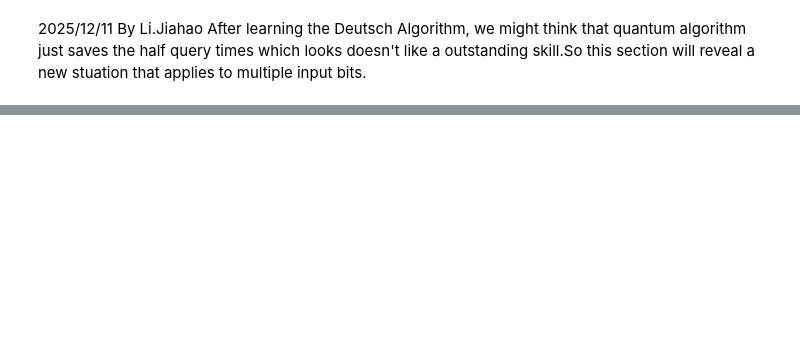
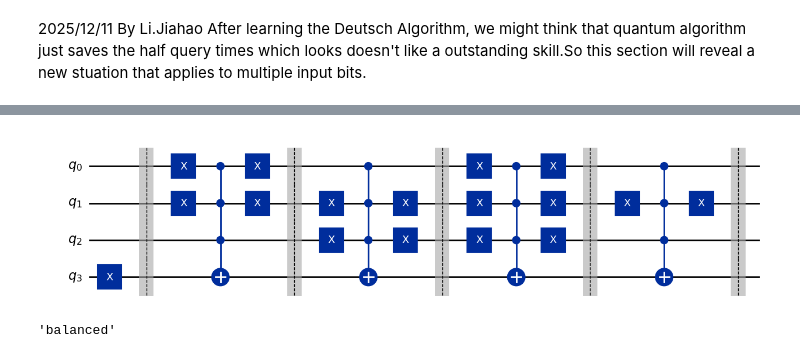
Before and after one commit to Vaguesunrain/MyQuantumLearn, a Jupyter notebook: NoteBook/AlgorithmsLearn/Deutsch-JozsaAlgorithm.ipynb, the cells around one changed output, grey strips where cells are left out. Saved outputs shown, nothing was run; the diff lists cells and outputs as text; code cells hidden in the pictures; blank space fills up the shorter version.

Commit message:
finish the D-J algorithm

```diff
--- a/NoteBook/AlgorithmsLearn/Deutsch-JozsaAlgorithm.ipynb
+++ b/NoteBook/AlgorithmsLearn/Deutsch-JozsaAlgorithm.ipynb
@@ -8,0 +94,30 @@ After learning the Deutsch Algorithm, we might think that quantum algorithm just
+# %%
+def compile_circuit(function: QuantumCircuit):
+    # Compiles a circuit for use in the Deutsch-Jozsa algorithm.
+
+    n = function.num_qubits - 1
+    qc = QuantumCircuit(n + 1, n)
+    qc.x(n)
+    qc.h(range(n + 1))
+    qc.compose(function, inplace=True)
+    qc.h(range(n))
+    qc.measure(range(n), range(n))
+    return qc
+
+def dj_algorithm(function: QuantumCircuit):
+    # Determine if a function is constant or balanced.
+
+    qc = compile_circuit(function)
+
+    result = AerSimulator().run(qc, shots=1, memory=True).result()
+    measurements = result.get_memory()
+    if "1" in measurements[0]:
+        return "balanced"
+    return "constant"
+
+f = dj_query(3)
+display(f.draw("mpl"))
+display(dj_algorithm(f))
+# %% [output]
+[figure, added]
+'balanced'
```
Also changed, not shown: parts of 2 cells of this notebook.
